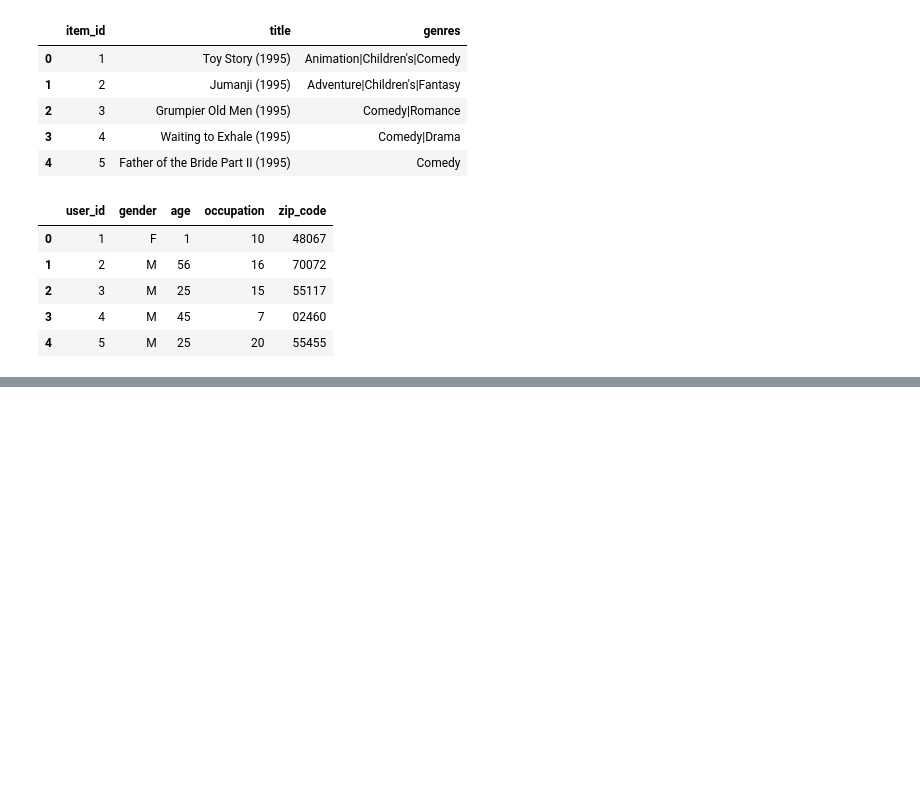
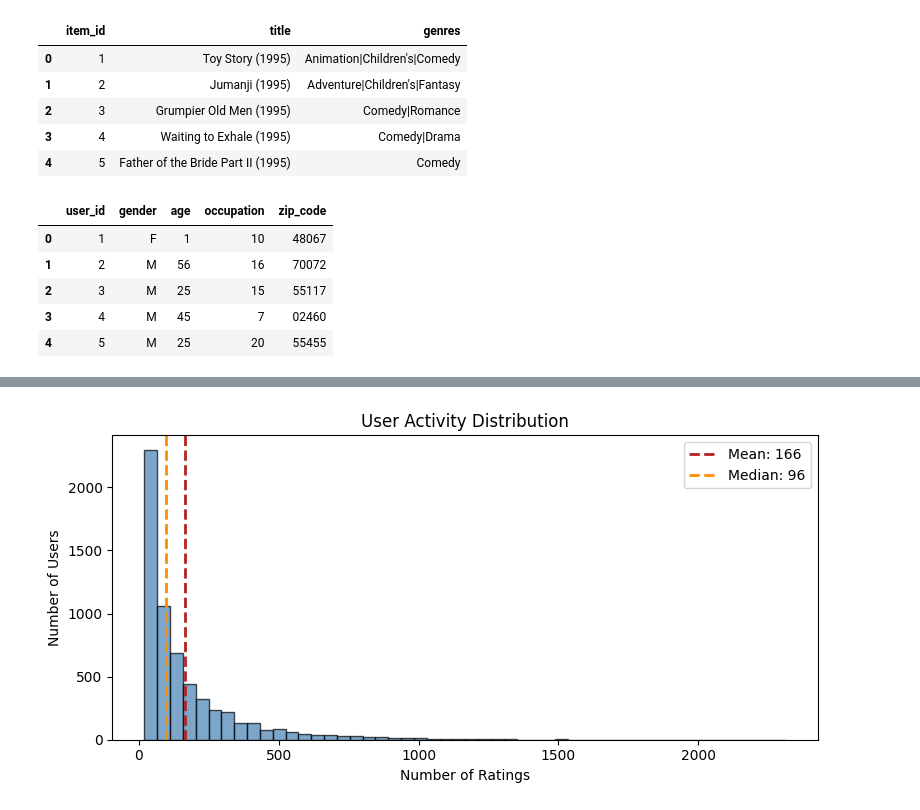
Before and after one commit to lexsobieski/ucu-recsys, a Jupyter notebook: experiments/exploratory-data-analysis.ipynb, the cells around one changed output, grey strips where cells are left out. Saved outputs shown, nothing was run; the diff lists cells and outputs as text; code cells hidden in the pictures; blank space fills up the shorter version.

```diff
--- a/experiments/exploratory-data-analysis.ipynb
+++ b/experiments/exploratory-data-analysis.ipynb
@@ -421,0 +242,33 @@ Negative ratings (1-2): 163731 (16.4%)
+# %%
+figure, axis = plt.subplots(figsize=FIGURE_SIZE_STANDARD)
+
+axis.hist(
+    user_activity,
+    bins=50,
+    edgecolor="black",
+    alpha=0.7,
+    color=COLOR_PRIMARY
+)
+axis.axvline(
+    user_activity.mean(),
+    color=COLOR_ACCENT,
+    linestyle="--",
+    linewidth=2,
+    label=f"Mean: {user_activity.mean():.0f}"
+)
+axis.axvline(
+    user_activity.median(),
+    color=COLOR_HIGHLIGHT,
+    linestyle="--",
+    linewidth=2,
+    label=f"Median: {user_activity.median():.0f}"
+)
+axis.set_xlabel("Number of Ratings")
+axis.set_ylabel("Number of Users")
+axis.set_title("User Activity Distribution")
+axis.legend()
+
+plt.tight_layout()
+plt.show()
+# %% [output]
+[figure, added]
```
Also changed, not shown: parts of 88 cells of this notebook.
